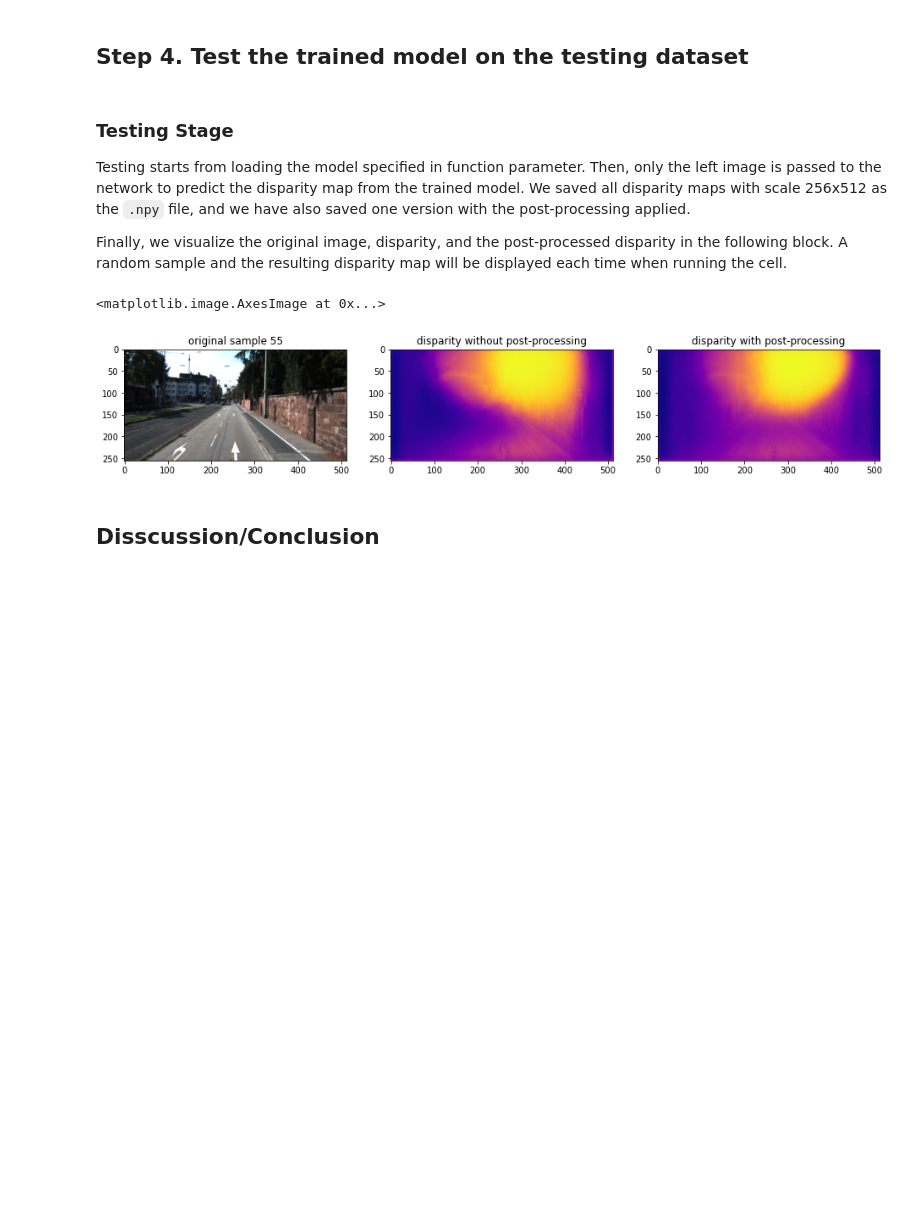
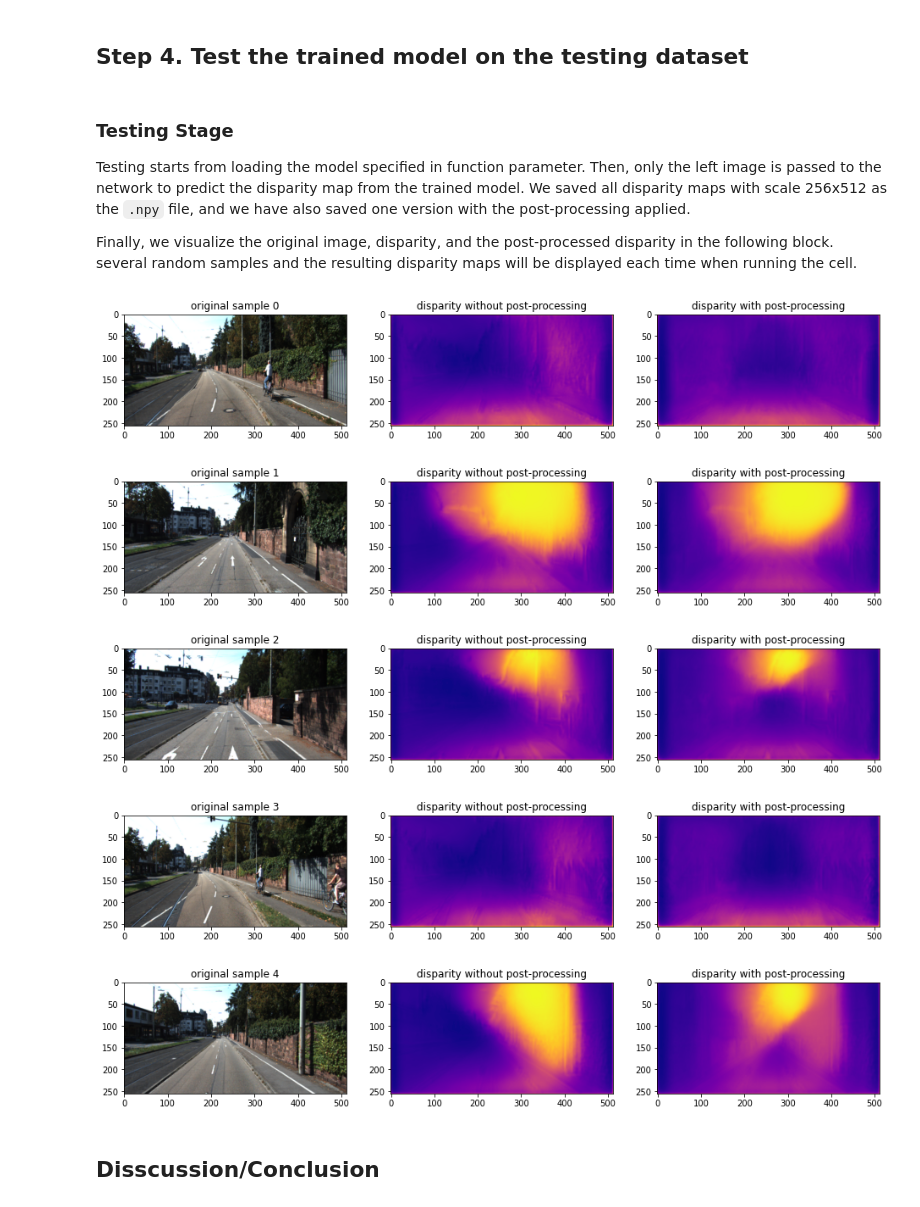
Before and after one commit to yiran0427/depth_estimation, a Jupyter notebook: main.ipynb, the cells around one changed output. Saved outputs shown, nothing was run; the diff lists cells and outputs as text; code cells hidden in the pictures; blank space fills up the shorter version.

```diff
--- a/main.ipynb
+++ b/main.ipynb
@@ -158,39 +155,50 @@ fig.canvas.draw()
 ### Testing Stage
 Testing starts from loading the model specified in function parameter. Then, only the left image is passed to the network to predict the disparity map from the trained model. We saved all disparity maps with scale 256x512 as the `.npy` file, and we have also saved one version with the post-processing applied.
 
-Finally, we visualize the original image, disparity, and the post-processed disparity in the following block. A random sample and the resulting disparity map will be displayed each time when running the cell.
+Finally, we visualize the original image, disparity, and the post-processed disparity in the following block. several random samples and the resulting disparity maps will be displayed each time when running the cell.
 # %%
 model.test('output_model/10.pt')
 # %%
 # plot original image, disparity, and disparity with post-processing
 test_size = len(test_loader.dataset)
 
+idx = np.random.randint(0, test_size, 5)
+imgs = []
+
 for data in test_loader:
-    idx = random.randint(0, len(data['left_image']))
-    img = data['left_image'][idx].permute(1,2,0)
+    for i in idx:
+        imgs.append(data['left_image'][i].permute(1,2,0))
 
 disp = np.load('output_disp/disparities.npy')
 disp_pp = np.load('output_disp/disparities_pp.npy')
 
-disp_to_img = skimage.transform.resize(disp[idx].squeeze(), [256, 512], mode='constant')
-disp_pp_to_img = skimage.transform.resize(disp_pp[idx].squeeze(), [256, 512], mode='constant')
+disp_to_imgs = []
+disp_pp_to_imgs = []
 
-fig = plt.figure(figsize=(16, 12))
+for i in idx:
+    disp_to_imgs.append(skimage.transform.resize(disp[i].squeeze(), [256, 512], mode='constant'))
+    disp_pp_to_imgs.append(skimage.transform.resize(disp_pp[i].squeeze(), [256, 512], mode='constant'))
 
-ax = fig.add_subplot(1,3,1)
-plt.title('original sample ' + str(idx))
-plt.imshow(img, cmap='plasma')
+for i in range(len(imgs)):
+    fig = plt.figure(figsize=(16, 12))
 
-ax = fig.add_subplot(1,3,2)
-plt.title('disparity without post-processing')
-plt.imshow(disp_to_img, cmap='plasma')
+    ax = fig.add_subplot(1,3,1)
+    plt.title('original sample ' + str(i))
+    plt.imshow(imgs[i], cmap='plasma')
 
-ax = fig.add_subplot(1,3,3)
-plt.title('disparity with post-processing')
-plt.imshow(disp_pp_to_img, cmap='plasma')
+    ax = fig.add_subplot(1,3,2)
+    plt.title('disparity without post-processing')
+    plt.imshow(disp_to_imgs[i], cmap='plasma')
+
+    ax = fig.add_subplot(1,3,3)
+    plt.title('disparity with post-processing')
+    plt.imshow(disp_pp_to_imgs[i], cmap='plasma')
 # %% [output]
-<matplotlib.image.AxesImage at 0x...>
-[figure, old version]
+[figure, new version]
+[figure, added]
+[figure, added]
+[figure, added]
+[figure, added]
 # %% [markdown]
 ## Disscussion/Conclusion
 # %% [markdown]
```
Also changed, not shown: parts of 2 cells of this notebook.
